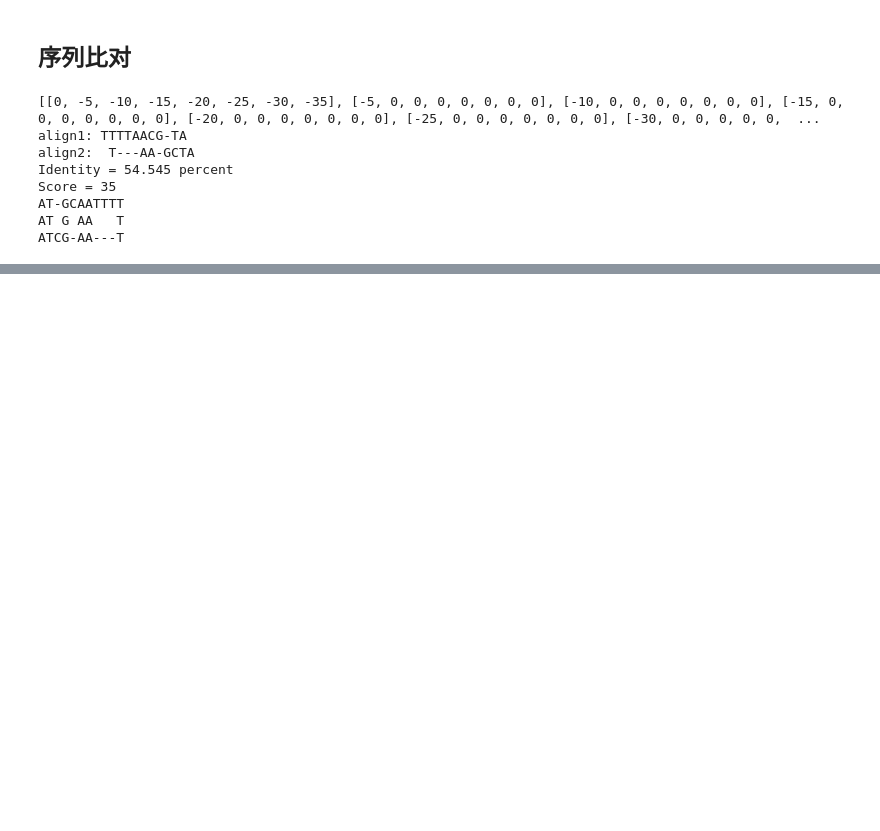
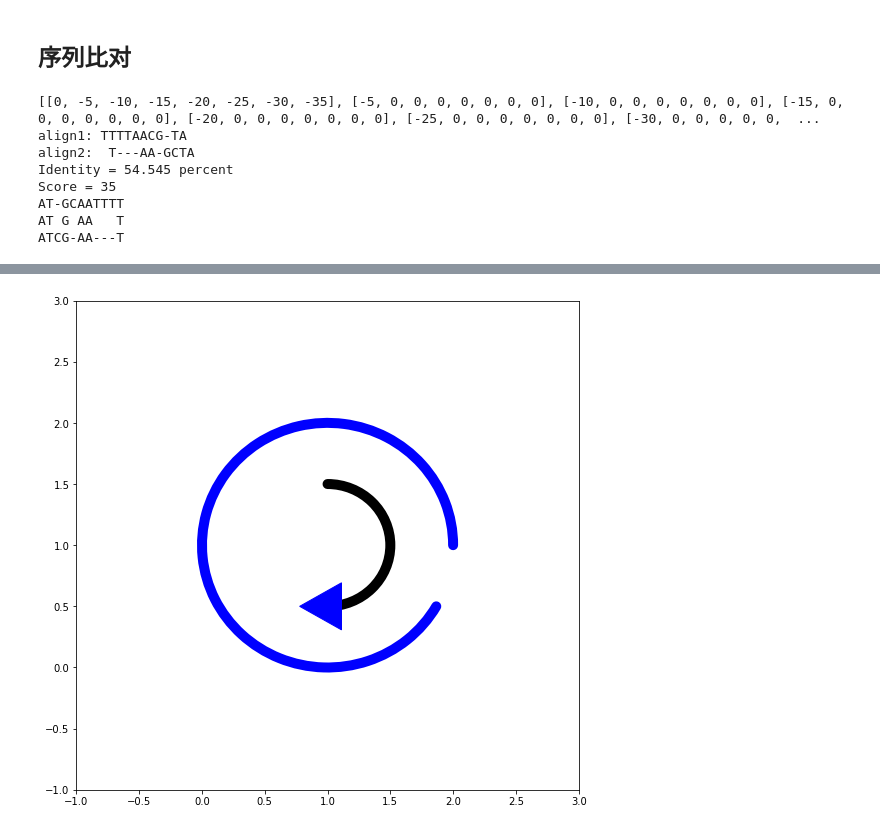
Before and after one commit to labomics/MetaLogo, a Jupyter notebook: needle.ipynb, the cells around one changed output, grey strips where cells are left out. Drawn from its saved outputs; the diff is of its cells as text; code cells hidden in the pictures; blank space fills up the shorter version.

```diff
--- a/needle.ipynb
+++ b/needle.ipynb
@@ -131,0 +160,38 @@ ATCG-AA---T
+# %%
+import matplotlib.pyplot as plt
+from matplotlib.patches import Arc, RegularPolygon
+import numpy as np
+from numpy import radians as rad
+
+fig = plt.figure(figsize=(9,9))
+ax = plt.gca()
+def drawCirc(ax,radius,centX,centY,angle_,theta2_,color_='black'):
+    #========Line
+    arc = Arc([centX,centY],radius,radius,angle=angle_,
+          theta1=0,theta2=theta2_,capstyle='round',linestyle='-',lw=10,color=color_)
+    ax.add_patch(arc)
+
+
+    #========Create the arrow head
+    #endX=centX+(radius/2)*np.cos(rad(theta2_+angle_)) #Do trig to determine end position
+    #endY=centY+(radius/2)*np.sin(rad(theta2_+angle_))
+    endX = 1
+    endY = 0.5
+    ax.add_patch(                    #Create triangle as arrow head
+        RegularPolygon(
+            (endX, endY),            # (x,y)
+            3,                       # number of vertices
+            radius/9,                # radius
+            rad(30+180),     # orientation
+            color=color_
+        )
+    )
+    ax.set_xlim([centX-radius,centY+radius]) and ax.set_ylim([centY-radius,centY+radius])
+    # Make sure you keep the axes scaled or else arrow will distort
+
+drawCirc(ax,1,1,1,270,180)
+drawCirc(ax,2,1,1,0,330,color_='blue')
+#drawCirc(ax,1,1,1,135,360)
+plt.show()
+# %% [output]
+[figure, added]
```
Also changed, not shown: parts of 4 cells of this notebook, 1 other file.
